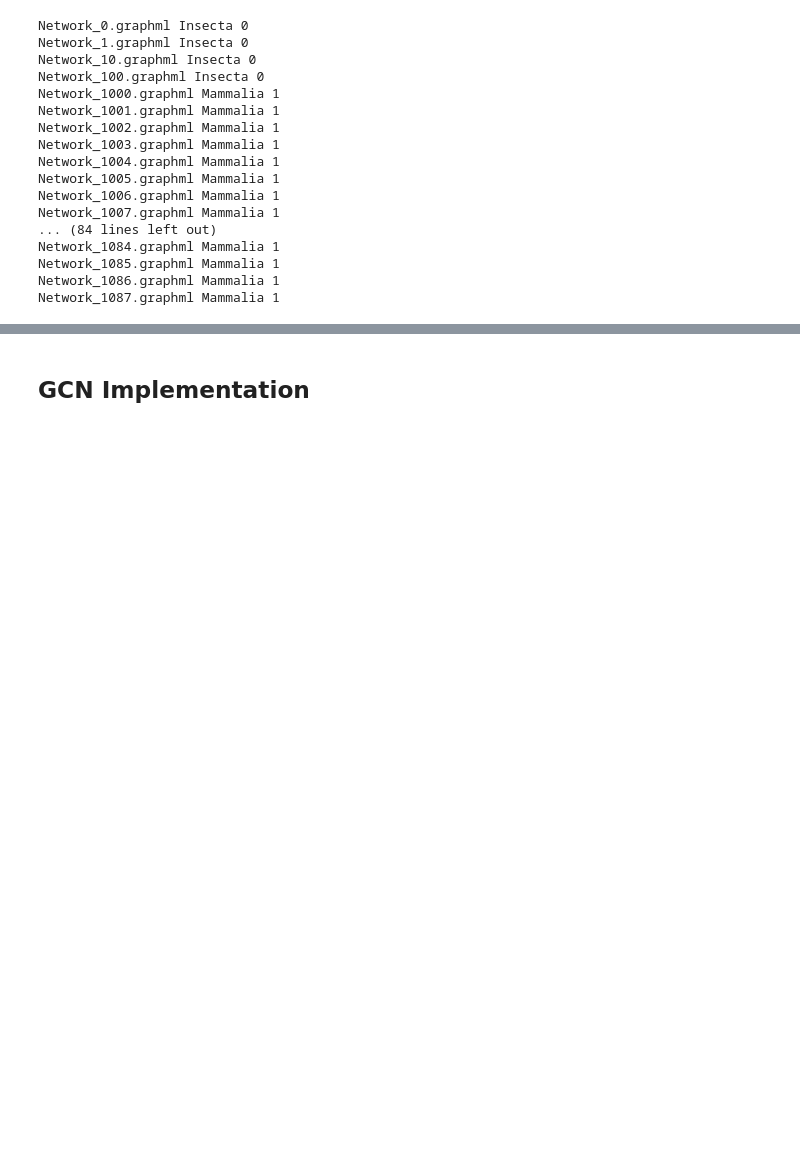
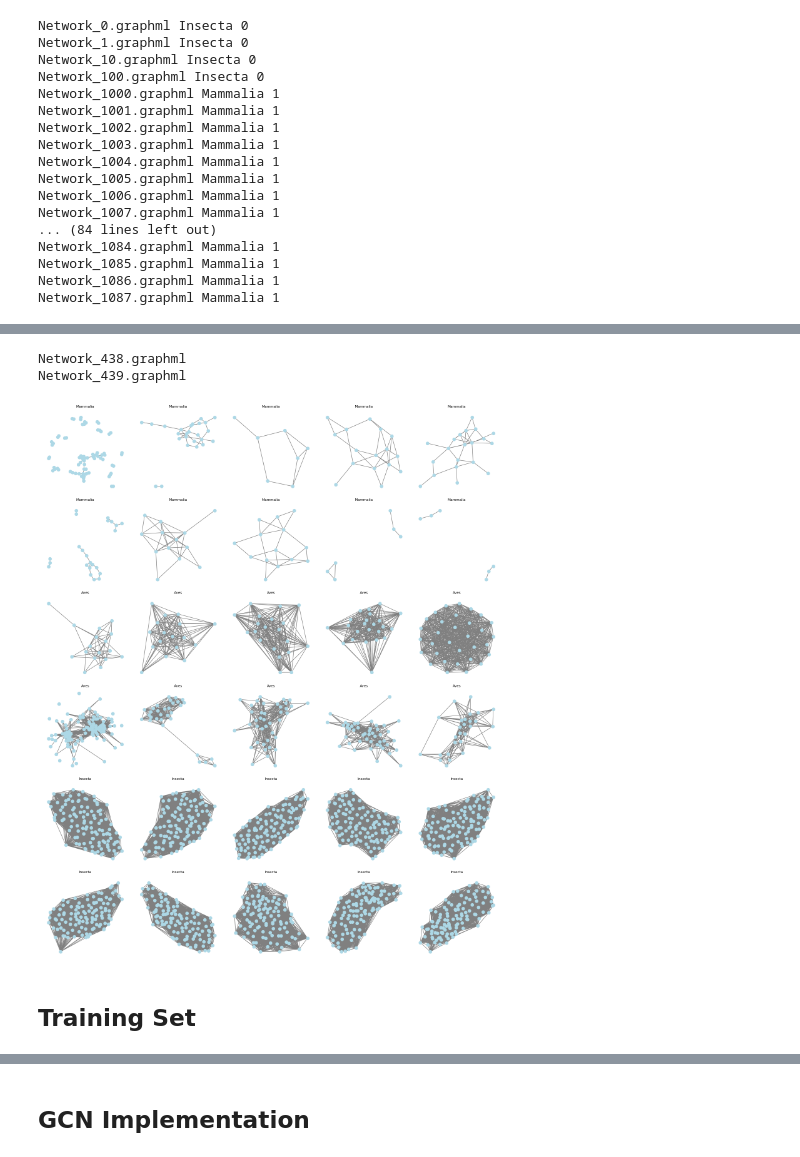
Before and after one commit to NickNorizadeh-cmd/Advanced-Machine-learning-with-NN---Project, a Jupyter notebook: load_asnr.ipynb, the cells around one changed output, grey strips where cells are left out. Drawn from its saved outputs; the diff is of its cells as text; code cells hidden in the pictures; blank space fills up the shorter version.

```diff
--- a/load_asnr.ipynb
+++ b/load_asnr.ipynb
@@ -121,3 +121,13 @@ Network_1084.graphml Mammalia 1
 Network_1085.graphml Mammalia 1
 Network_1086.graphml Mammalia 1
 Network_1087.graphml Mammalia 1
+# %%
+# Keep only the classes you want
+selected_classes = ['Mammalia', 'Insecta', 'Aves']
+
+filtered_df = info_frame[
+    (info_frame['class'].isin(selected_classes)) &
+    (info_frame['nodes'] > 5)
+].copy()
+
+print(filtered_df['class'].value_counts())
@@ -123,0 +140,7 @@ Network_1087.graphml Mammalia 1
+# %%
+# Create a mapping for these classes
+class_mapping = {c: i for i, c in enumerate(selected_classes)}
+filtered_df['class_label'] = filtered_df['class'].map(class_mapping)
+
+print(class_mapping)
+print(filtered_df[['Network_ID', 'class', 'class_label']].head())
@@ -123,0 +155,42 @@ Network_1087.graphml Mammalia 1
+# %%
+print(aves_keys[5])
+print(aves_keys[6])
+# %% [output]
+Network_438.graphml
+Network_439.graphml
+# %%
+import networkx as nx
+import matplotlib.pyplot as plt
+
+# Number of graphs per class
+n_graphs = 10
+
+# Select keys for each class
+mammalia_keys = filtered_df[filtered_df['class'] == 'Mammalia']['Network_ID'].tolist()[:n_graphs]
+aves_keys     = filtered_df[filtered_df['class'] == 'Aves']['Network_ID'].tolist()[:n_graphs]
+insecta_keys  = filtered_df[filtered_df['class'] == 'Insecta']['Network_ID'].tolist()[:n_graphs]
+
+# Combine all keys and labels for plotting
+all_keys = mammalia_keys + aves_keys + insecta_keys
+all_labels = ['Mammalia']*len(mammalia_keys) + ['Aves']*len(aves_keys) + ['Insecta']*len(insecta_keys)
+
+# Create grid plot
+total_graphs = len(all_keys)
+cols = 5
+rows = (total_graphs + cols - 1) // cols  # ceiling division
+
+plt.figure(figsize=(cols*3, rows*3))
+
+for i, (key, label) in enumerate(zip(all_keys, all_labels), 1):
+    graph = asnr_graphs[key]
+    plt.subplot(rows, cols, i)
+    nx.draw(graph, with_labels=False, node_size=50, node_color='lightblue', edge_color='gray')
+    plt.title(label, fontsize=8)
+    plt.axis('off')  # hide axes
+
+plt.tight_layout()
+plt.show()
+# %% [output]
+[figure, added]
+# %% [markdown]
+## Training Set
```
Also changed, not shown: parts of 15 cells of this notebook.
